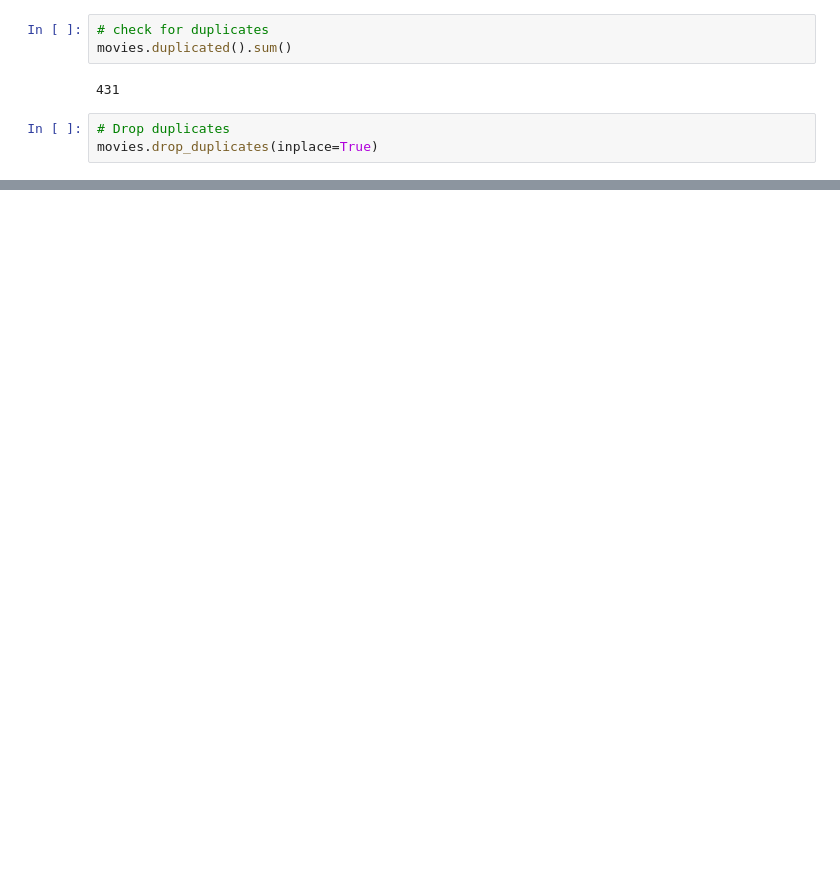
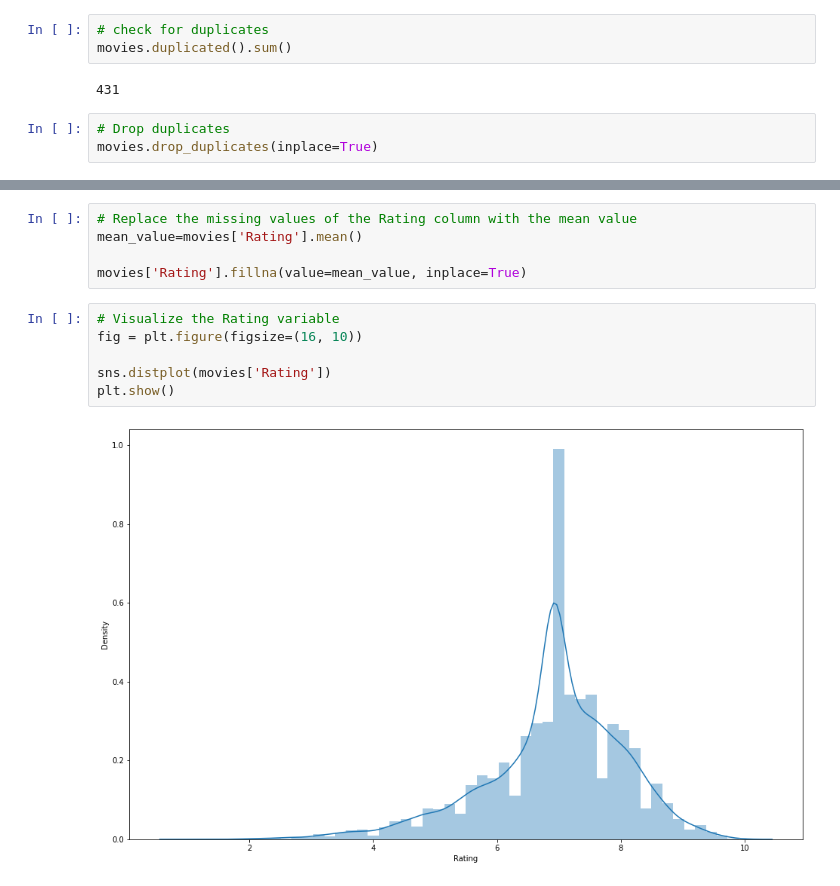
Before and after one commit to Beentha/stutern, a Jupyter notebook: Module8,Assignment3.ipynb, the cells around one changed output, grey strips where cells are left out. Cells and saved outputs as stored; diff of their text form; blank space fills up the shorter version.

```diff
--- a/Module8,Assignment3.ipynb
+++ b/Module8,Assignment3.ipynb
@@ -62,0 +235,13 @@ movies.drop_duplicates(inplace=True)
+# %%
+# Replace the missing values of the Rating column with the mean value
+mean_value=movies['Rating'].mean()
+
+movies['Rating'].fillna(value=mean_value, inplace=True)
+# %%
+# Visualize the Rating variable
+fig = plt.figure(figsize=(16, 10))
+
+sns.distplot(movies['Rating'])
+plt.show()
+# %% [output]
+[figure, added]
```
Also changed, not shown: parts of 24 cells of this notebook.
